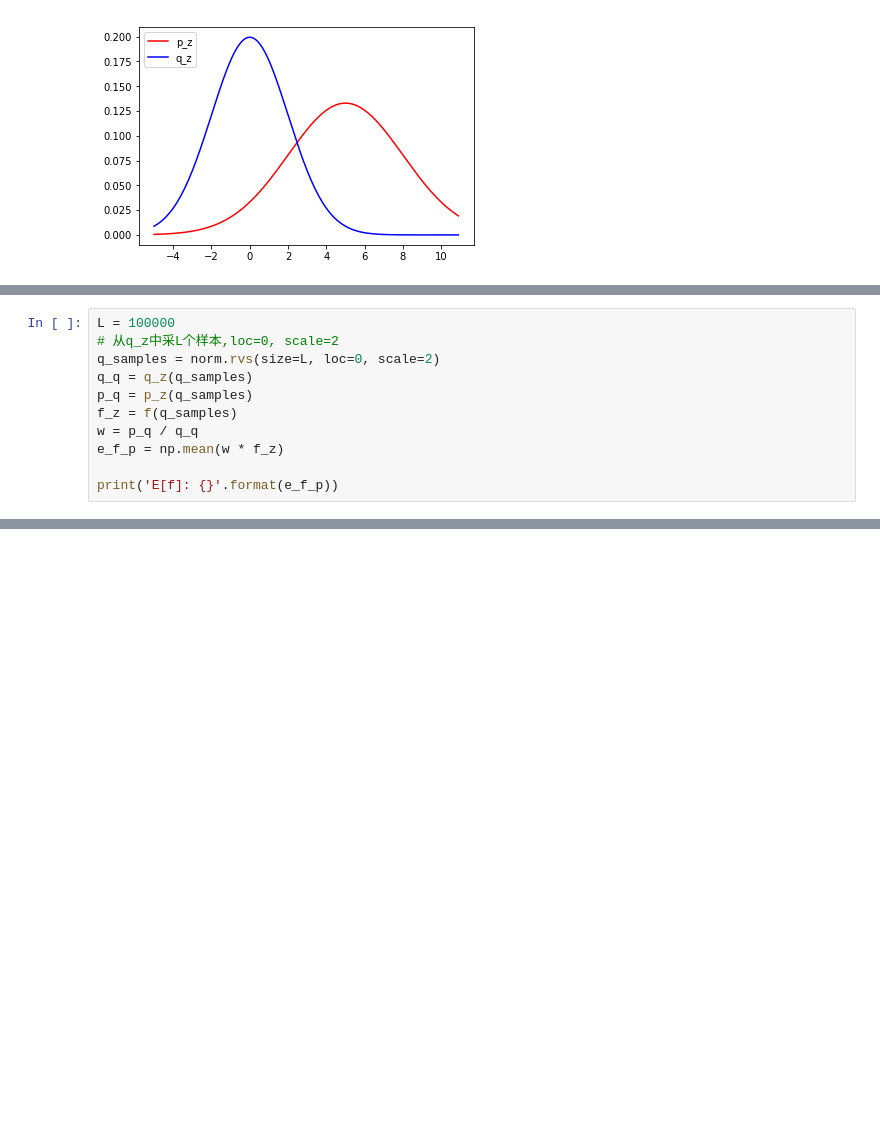
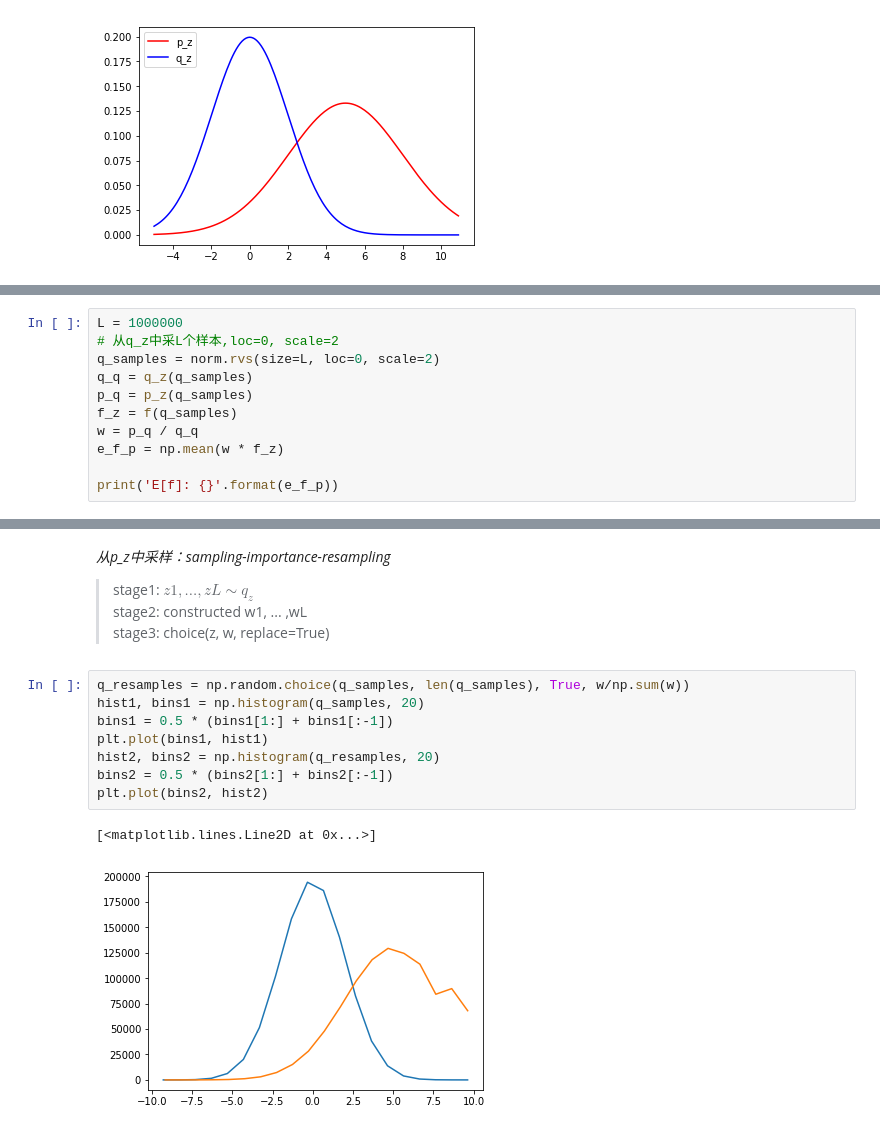
Before and after one commit to wudongming97/Codes, a Jupyter notebook: Simulations/mc.ipynb, the cells around one changed output, grey strips where cells are left out. Cells and saved outputs as stored; diff of their text form; blank space fills up the shorter version.

Commit message:
sampling important resample

```diff
--- a/Simulations/mc.ipynb
+++ b/Simulations/mc.ipynb
@@ -64,5 +64,5 @@ plt.legend(loc='upper left')
 # %%
-L = 100000
+L = 1000000
 # 从q_z中采L个样本,loc=0, scale=2
 q_samples = norm.rvs(size=L, loc=0, scale=2)
 q_q = q_z(q_samples)
@@ -76,0 +82,16 @@ E[f]: 5.035878405427125
+# %% [markdown]
+*从p_z中采样：sampling-importance-resampling*
+> stage1: $z1, ... , zL \sim q_z$
+> stage2: constructed w1, ... ,wL
+> stage3: choice(z, w, replace=True)
+# %%
+q_resamples = np.random.choice(q_samples, len(q_samples), True, w/np.sum(w))
+hist1, bins1 = np.histogram(q_samples, 20)
+bins1 = 0.5 * (bins1[1:] + bins1[:-1])
+plt.plot(bins1, hist1)
+hist2, bins2 = np.histogram(q_resamples, 20)
+bins2 = 0.5 * (bins2[1:] + bins2[:-1])
+plt.plot(bins2, hist2)
+# %% [output]
+[<matplotlib.lines.Line2D at 0x...>]
+[figure, added]
```
Also changed, not shown: parts of 5 cells of this notebook.
